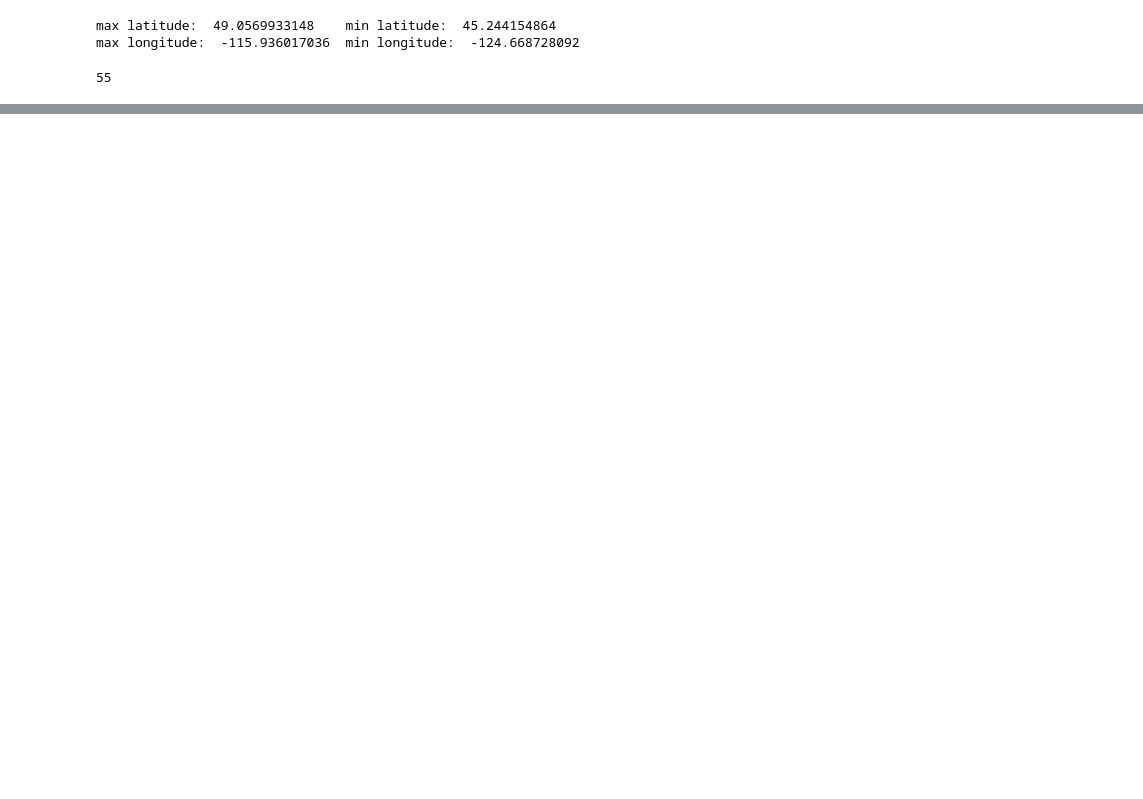
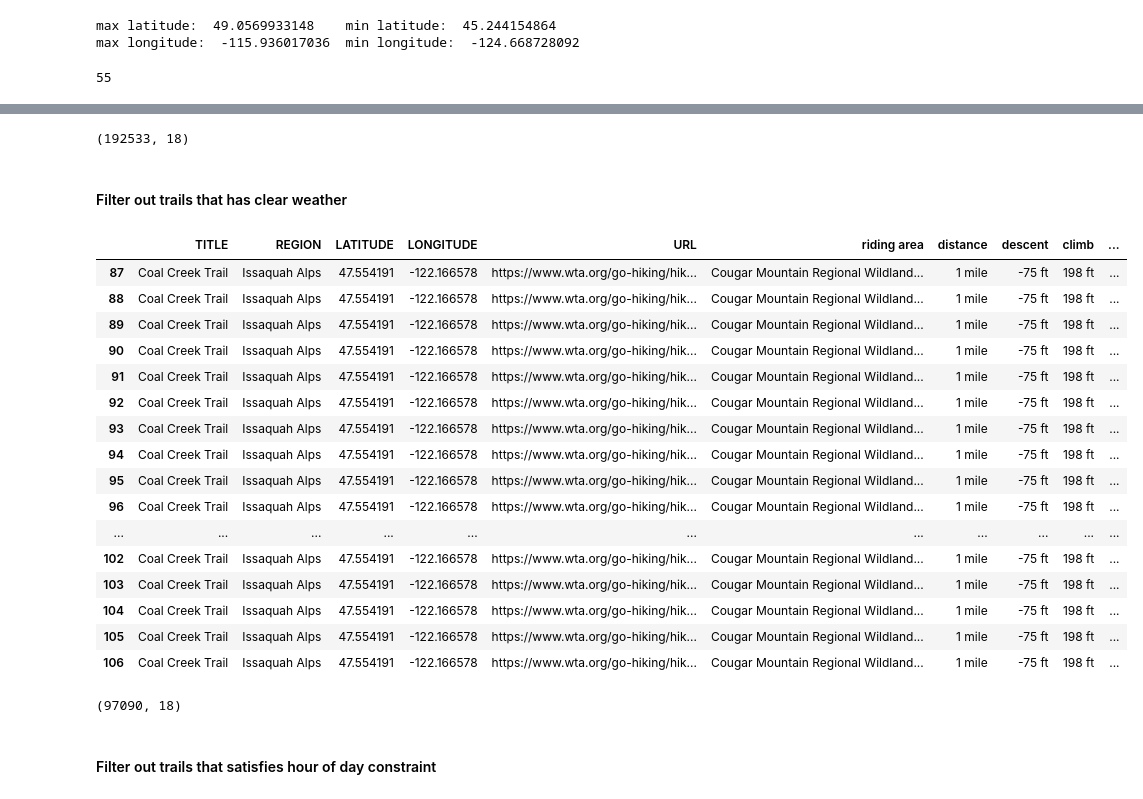
Before and after one commit to abonafede/TrailRecommendor, a Jupyter notebook: recommendation.ipynb, the cells around one changed output, grey strips where cells are left out. Drawn from its saved outputs; the diff is of its cells as text; code cells hidden in the pictures; blank space fills up the shorter version.

```diff
--- a/recommendation.ipynb
+++ b/recommendation.ipynb
@@ -112,7 +112,7 @@ def getDistFromLatLong(coord1, corrd2):
         coord2 : (lat, long) tuple
 
     Output:
-        distance (in miles)
+        distance : int (in miles)
     '''
     return geopy.distance.geodesic(coord1, corrd2).miles
 
@@ -225,7 +214,6 @@ for label, center in enumerate(centers):
     if currDist < nearestDist:
         nearestDist = currDist
         nearestCenterLabel = label
-nearestCenterLabel
-# df_satisfy = df[df.apply(lambda x: getDistFromLatLong((x['LATITUDE'], x['LONGITUDE']), coord) <= radius, axis=1)]
-# df_satisfy.head()
+df_satisfy = df.loc[df['coord_label'] == nearestCenterLabel]
+df_satisfy.head()
 # %% [output]
@@ -232,0 +226,33 @@ nearestCenterLabel
+# %%
+df_satisfy.shape
+# %% [output]
+(192533, 18)
+# %% [markdown]
+#### Filter out trails that has clear weather
+# %%
+df_satisfy = df_satisfy.loc[df_satisfy['weather'] == "Clear"]
+df_satisfy.head(20)
+# %% [output]
+|  | TITLE | REGION | LATITUDE | LONGITUDE | URL | riding area | distance | descent | climb | ... |
+| 87 | Coal Creek Trail | Issaquah Alps | 47.554191 | -122.166578 | https://www.wta.org/go-hiking/hik... | Cougar Mountain Regional Wildland... | 1 mile | -75 ft | 198 ft | ... |
+| 88 | Coal Creek Trail | Issaquah Alps | 47.554191 | -122.166578 | https://www.wta.org/go-hiking/hik... | Cougar Mountain Regional Wildland... | 1 mile | -75 ft | 198 ft | ... |
+| 89 | Coal Creek Trail | Issaquah Alps | 47.554191 | -122.166578 | https://www.wta.org/go-hiking/hik... | Cougar Mountain Regional Wildland... | 1 mile | -75 ft | 198 ft | ... |
+| 90 | Coal Creek Trail | Issaquah Alps | 47.554191 | -122.166578 | https://www.wta.org/go-hiking/hik... | Cougar Mountain Regional Wildland... | 1 mile | -75 ft | 198 ft | ... |
+| 91 | Coal Creek Trail | Issaquah Alps | 47.554191 | -122.166578 | https://www.wta.org/go-hiking/hik... | Cougar Mountain Regional Wildland... | 1 mile | -75 ft | 198 ft | ... |
+| 92 | Coal Creek Trail | Issaquah Alps | 47.554191 | -122.166578 | https://www.wta.org/go-hiking/hik... | Cougar Mountain Regional Wildland... | 1 mile | -75 ft | 198 ft | ... |
+| 93 | Coal Creek Trail | Issaquah Alps | 47.554191 | -122.166578 | https://www.wta.org/go-hiking/hik... | Cougar Mountain Regional Wildland... | 1 mile | -75 ft | 198 ft | ... |
+| 94 | Coal Creek Trail | Issaquah Alps | 47.554191 | -122.166578 | https://www.wta.org/go-hiking/hik... | Cougar Mountain Regional Wildland... | 1 mile | -75 ft | 198 ft | ... |
+| 95 | Coal Creek Trail | Issaquah Alps | 47.554191 | -122.166578 | https://www.wta.org/go-hiking/hik... | Cougar Mountain Regional Wildland... | 1 mile | -75 ft | 198 ft | ... |
+| 96 | Coal Creek Trail | Issaquah Alps | 47.554191 | -122.166578 | https://www.wta.org/go-hiking/hik... | Cougar Mountain Regional Wildland... | 1 mile | -75 ft | 198 ft | ... |
+| ... | ... | ... | ... | ... | ... | ... | ... | ... | ... | ... |
+| 102 | Coal Creek Trail | Issaquah Alps | 47.554191 | -122.166578 | https://www.wta.org/go-hiking/hik... | Cougar Mountain Regional Wildland... | 1 mile | -75 ft | 198 ft | ... |
+| 103 | Coal Creek Trail | Issaquah Alps | 47.554191 | -122.166578 | https://www.wta.org/go-hiking/hik... | Cougar Mountain Regional Wildland... | 1 mile | -75 ft | 198 ft | ... |
+| 104 | Coal Creek Trail | Issaquah Alps | 47.554191 | -122.166578 | https://www.wta.org/go-hiking/hik... | Cougar Mountain Regional Wildland... | 1 mile | -75 ft | 198 ft | ... |
+| 105 | Coal Creek Trail | Issaquah Alps | 47.554191 | -122.166578 | https://www.wta.org/go-hiking/hik... | Cougar Mountain Regional Wildland... | 1 mile | -75 ft | 198 ft | ... |
+| 106 | Coal Creek Trail | Issaquah Alps | 47.554191 | -122.166578 | https://www.wta.org/go-hiking/hik... | Cougar Mountain Regional Wildland... | 1 mile | -75 ft | 198 ft | ... |
+# %%
+df_satisfy.shape
+# %% [output]
+(97090, 18)
+# %% [markdown]
+#### Filter out trails that satisfies hour of day constraint
```
Also changed, not shown: parts of 25 cells of this notebook.
